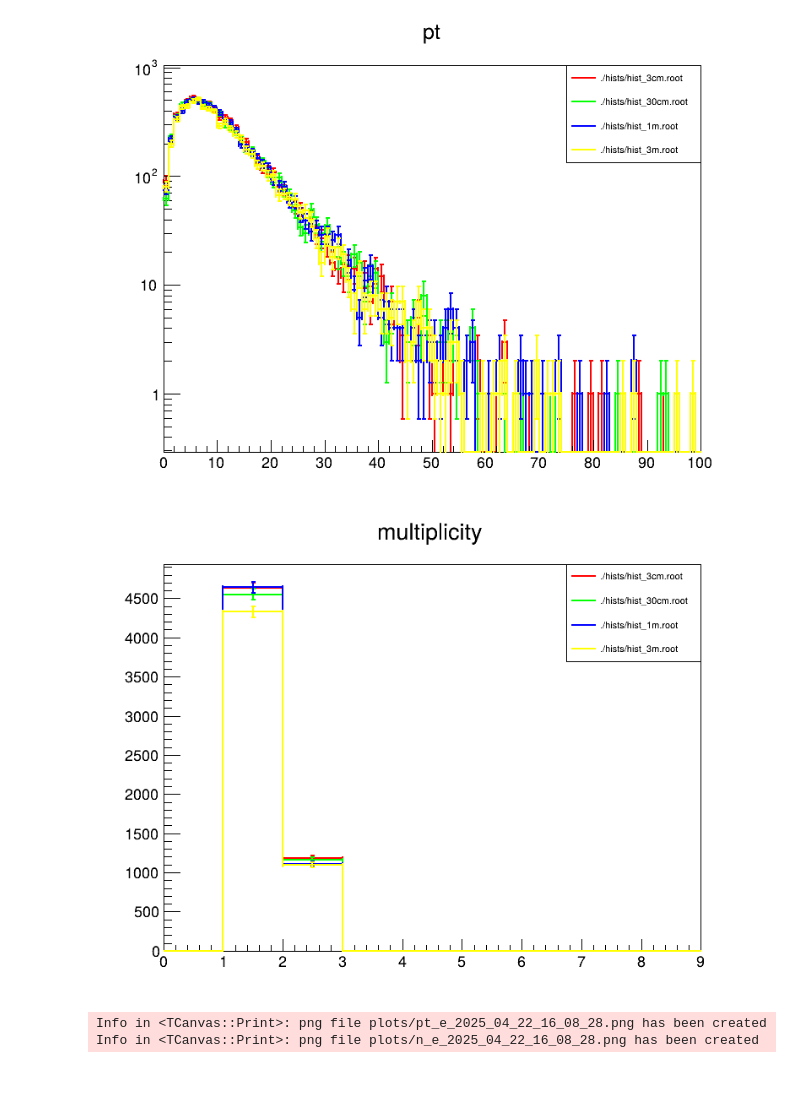
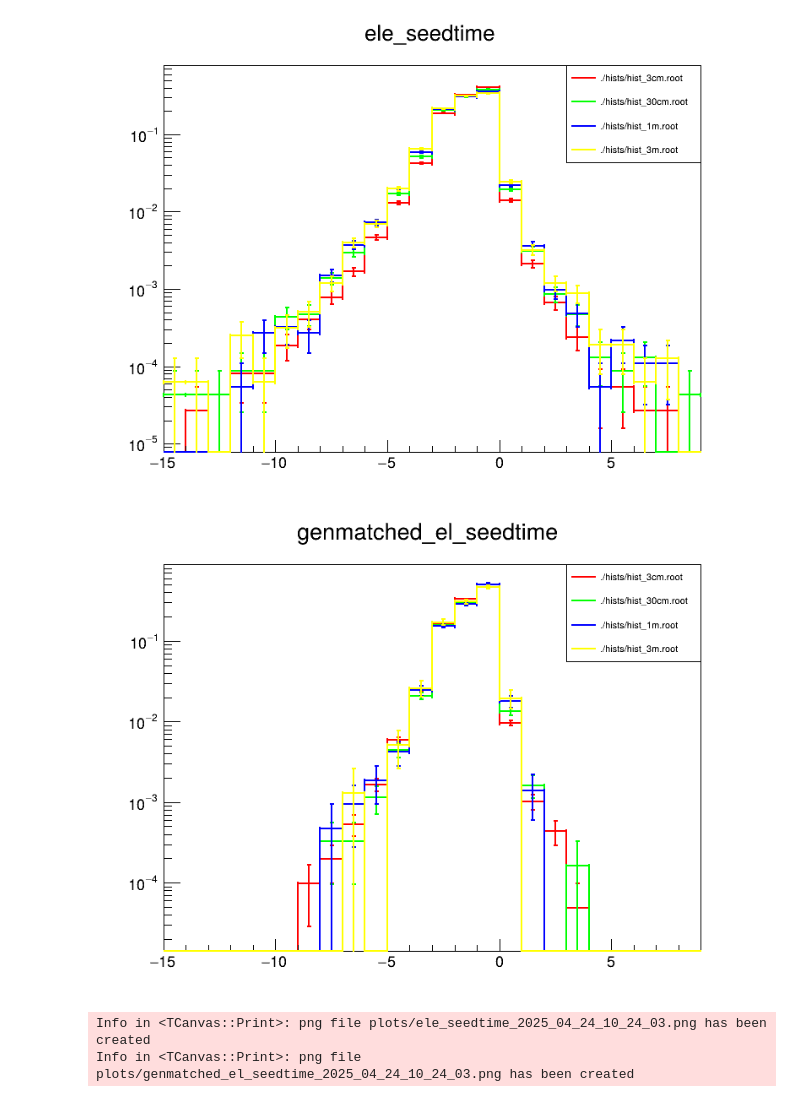
Before and after one commit to arsahasransu/LeptonDxyTriggerCMS, a Jupyter notebook: ProcessSeedTimeNanoToPlot/make_mc_plots.ipynb, the cells around one changed output. Drawn from its saved outputs; the diff is of its cells as text; code cells hidden in the pictures.

```diff
--- a/ProcessSeedTimeNanoToPlot/make_mc_plots.ipynb
+++ b/ProcessSeedTimeNanoToPlot/make_mc_plots.ipynb
@@ -9,7 +9,7 @@ import ROOT
 filenameslist = ['./hists/hist_3cm.root', './hists/hist_30cm.root', './hists/hist_1m.root', './hists/hist_3m.root']
 open_infiles = [ROOT.TFile.Open(filename) for filename in filenameslist]
 
-def plotmc(var, binedges, logy=False, logx=False):
+def plotmc(var, binedges, *, logy=False, logx=False, normalise=False):
     # Create a canvas
     now_str = datetime.now().strftime("%Y_%m_%d_%H_%M_%S")
     binedges = np.array(binedges, dtype=np.float64)
@@ -30,6 +30,10 @@ def plotmc(var, binedges, logy=False, logx=False):
         newhist.SetLineColor(i+2)
         newhist.SetLineWidth(2)
 
+        if normalise:
+            newhist.Scale(1.0 / newhist.Integral())
+
+
         newhist.Draw("HIST SAME E1")
 
         legend.AddEntry(newhist, filenameslist[i], "l")
@@ -49,9 +101,9 @@ Info in <TCanvas::Print>: png file plots/vt_e_2025_04_22_16_08_28.png has been c
 # %%
-pte = plotmc('pt_e', np.arange(0, 101, 1), True)
-ne = plotmc('n_e', np.arange(0, 10, 1), False, False)
-display(Image(filename=pte), Image(filename=ne))
+sdtime = plotmc('ele_seedtime', np.arange(-15, 10, 1), logy=True, normalise=True)
+gmatched_sdtime = plotmc('genmatched_el_seedtime', np.arange(-15, 10, 1), logy=True, normalise=True)
+display(Image(filename=sdtime), Image(filename=gmatched_sdtime))
 # %% [output]
-[figure, old version]
+[figure, new version]
-[figure, old version]
+[figure, new version]
-Info in <TCanvas::Print>: png file plots/pt_e_2025_04_22_16_08_28.png has been created
-Info in <TCanvas::Print>: png file plots/n_e_2025_04_22_16_08_28.png has been created
+Info in <TCanvas::Print>: png file plots/ele_seedtime_2025_04_24_10_24_03.png has been created
+Info in <TCanvas::Print>: png file plots/genmatched_el_seedtime_2025_04_24_10_24_03.png has been created
```
Also changed, not shown: parts of 11 cells of this notebook, 2 other files.
